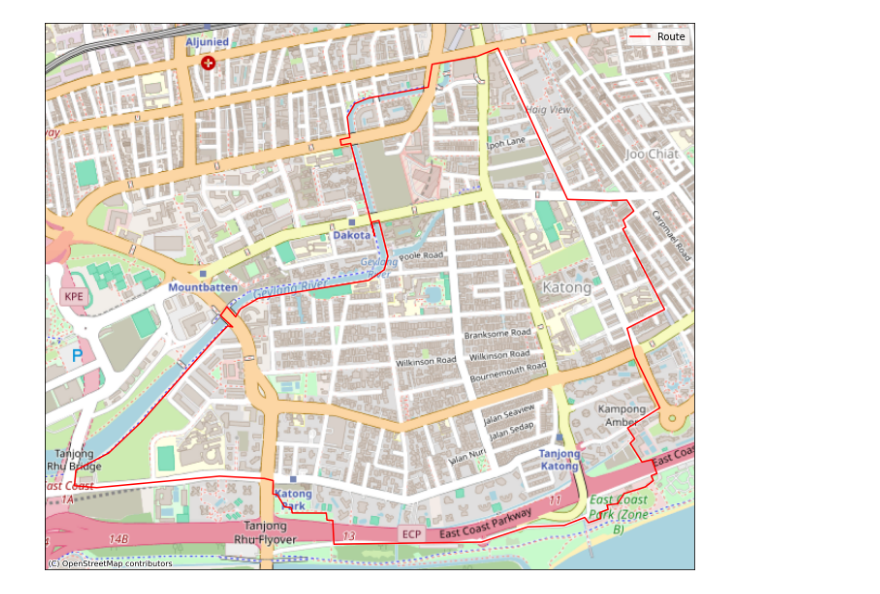
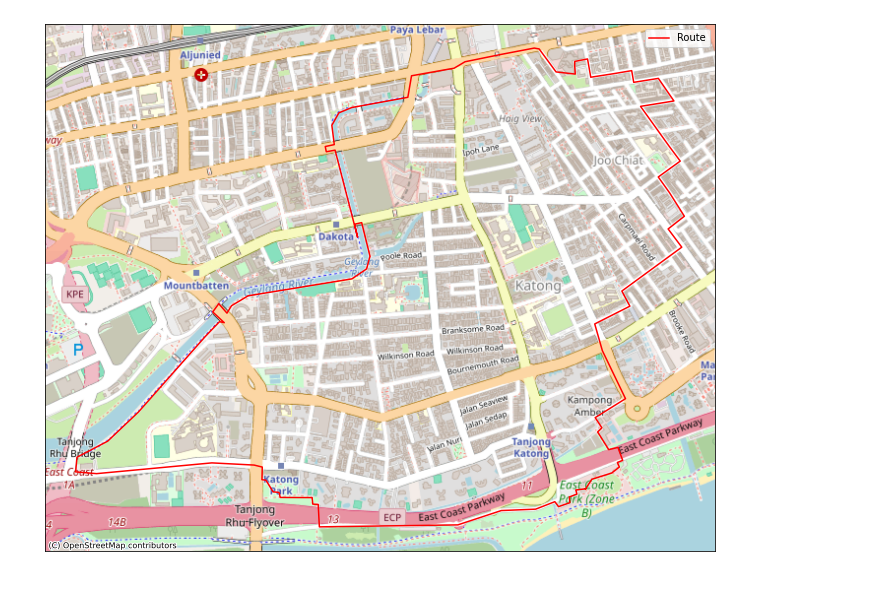
Before and after one commit to evgeniyarbatov/gpx-route-generator, a Jupyter notebook: notebooks/PostGIS Points.ipynb, the cells around one changed output. Cells and saved outputs as stored; diff of their text form; code cells hidden in the pictures.

Commit message:
Combine defined and random

```diff
--- a/notebooks/PostGIS Points.ipynb
+++ b/notebooks/PostGIS Points.ipynb
@@ -23,6 +28,8 @@ def get_points(lat, lon, distance_meters):
             SELECT id, name, latitude, longitude FROM points
             UNION ALL
             SELECT id, name, latitude, longitude FROM segments
+            UNION ALL
+            SELECT id, name, latitude, longitude FROM random
         ) AS combined
         WHERE ST_DWithin(
             ST_MakePoint(longitude, latitude)::geography,
@@ -84,14 +152,17 @@ def plot_gpx(route, ax):
 # %%
 start = (1.3097970339490435, 103.89455470068188)
+distance_meters = 2000
+random_distance_meters = 500
+
 start_lat, start_lng = start
 
-points = get_points(start_lat, start_lng, 2000)
-# points = [(start_lat, start_lng)] + points + [(start_lat, start_lng)]
+create_random_points(start_lat, start_lng, random_distance_meters)
+points = get_points(start_lat, start_lng, distance_meters)
 
 osrm_route = get_route(points)
 
 fig, ax = plt.subplots(1, 1, figsize=(12, 30))
 plot_gpx(osrm_route, ax)
 plt.show()
 # %% [output]
-[figure, old version]
+[figure, new version]
```
Also changed, not shown: parts of 2 cells of this notebook.
